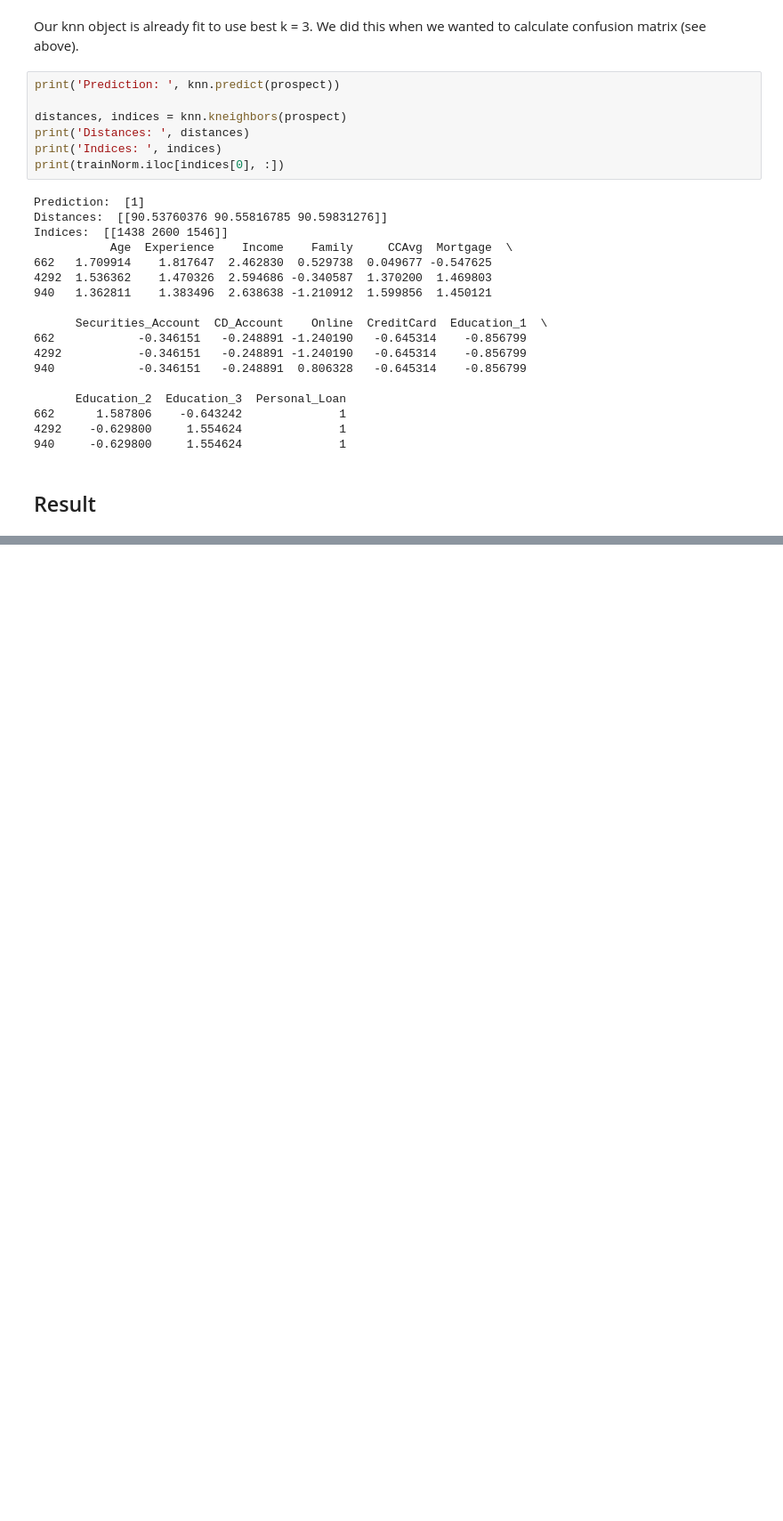
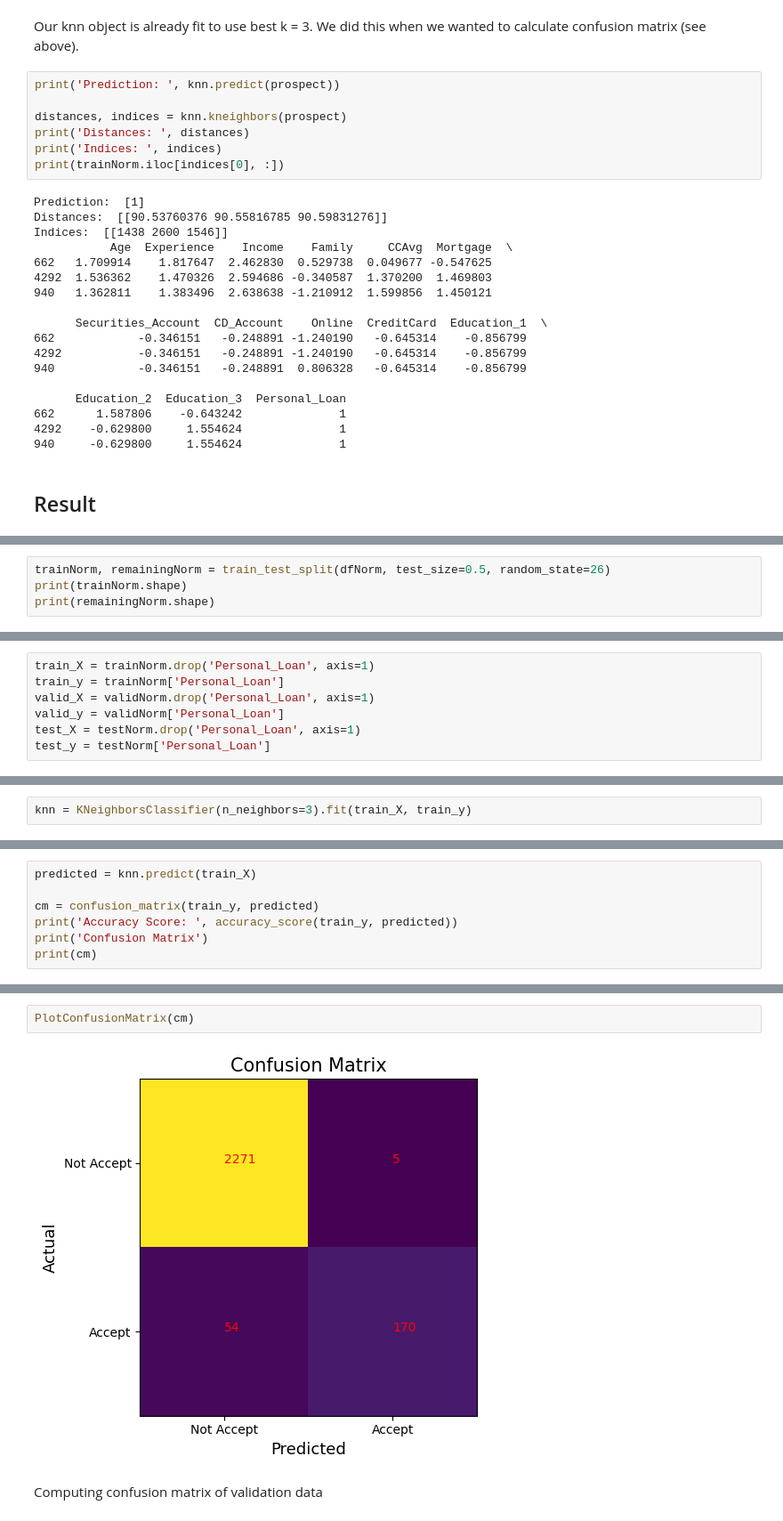
Before and after one commit to codes-at-elm/k-nearest_neighbors, a Jupyter notebook: personal_loan_acceptance.ipynb, the cells around one changed output, grey strips where cells are left out. Shown at 89% size. Saved outputs shown, nothing was run; the diff lists cells and outputs as text; blank space fills up the shorter version.

Commit message:
Added code to repartition data into training, validation and test datasets, in order to compare confusion matrix of test dataset with that of training and validation dataset.

```diff
--- a/personal_loan_acceptance.ipynb
+++ b/personal_loan_acceptance.ipynb
@@ -311,0 +327,4 @@ From above results we see that our prospect customer is most likely to accept th
+# %%
+trainNorm, remainingNorm = train_test_split(dfNorm, test_size=0.5, random_state=26)
+print(trainNorm.shape)
+print(remainingNorm.shape)
@@ -311,0 +341,7 @@ From above results we see that our prospect customer is most likely to accept th
+# %%
+train_X = trainNorm.drop('Personal_Loan', axis=1)
+train_y = trainNorm['Personal_Loan']
+valid_X = validNorm.drop('Personal_Loan', axis=1)
+valid_y = validNorm['Personal_Loan']
+test_X = testNorm.drop('Personal_Loan', axis=1)
+test_y = testNorm['Personal_Loan']
@@ -311,0 +350,2 @@ From above results we see that our prospect customer is most likely to accept th
+# %%
+knn = KNeighborsClassifier(n_neighbors=3).fit(train_X, train_y)
@@ -311,0 +354,7 @@ From above results we see that our prospect customer is most likely to accept th
+# %%
+predicted = knn.predict(train_X)
+
+cm = confusion_matrix(train_y, predicted)
+print('Accuracy Score: ', accuracy_score(train_y, predicted))
+print('Confusion Matrix')
+print(cm)
@@ -311,0 +378,6 @@ From above results we see that our prospect customer is most likely to accept th
+# %%
+PlotConfusionMatrix(cm)
+# %% [output]
+[figure, added]
+# %% [markdown]
+Computing confusion matrix of validation data
```
Also changed, not shown: parts of 25 cells of this notebook.
